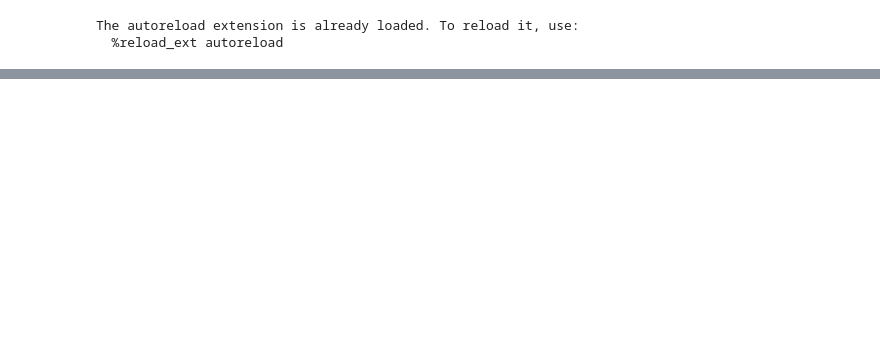
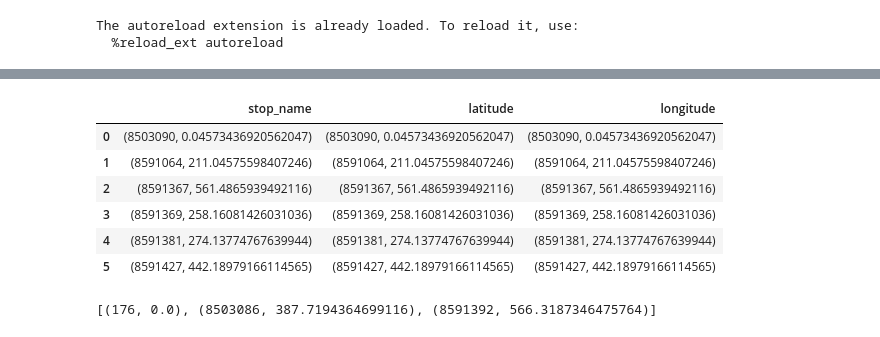
Before and after one commit to michaelroust/stochastic-journey-planner, a Jupyter notebook: notebooks/walking.ipynb, the cells around one changed output, grey strips where cells are left out. Drawn from its saved outputs; the diff is of its cells as text; code cells hidden in the pictures; blank space fills up the shorter version.

```diff
--- a/notebooks/walking.ipynb
+++ b/notebooks/walking.ipynb
@@ -54,0 +119,17 @@ filter_stops_by_distance(df_stops, pos, 500)
+# %%
+# df_stops.apply(lambda row: build_walking_dist_data(df_stops, (row['latitude'], row['longitude'])))
+df_stops.apply(lambda row: build_walking_dist_data(df_stops, (ZURICH_HB_LAT, ZURICH_HB_LON)))
+# %% [output]
+|  | stop_name | latitude | longitude |
+| 0 | (8503090, 0.04573436920562047) | (8503090, 0.04573436920562047) | (8503090, 0.04573436920562047) |
+| 1 | (8591064, 211.04575598407246) | (8591064, 211.04575598407246) | (8591064, 211.04575598407246) |
+| 2 | (8591367, 561.4865939492116) | (8591367, 561.4865939492116) | (8591367, 561.4865939492116) |
+| 3 | (8591369, 258.16081426031036) | (8591369, 258.16081426031036) | (8591369, 258.16081426031036) |
+| 4 | (8591381, 274.13774767639944) | (8591381, 274.13774767639944) | (8591381, 274.13774767639944) |
+| 5 | (8591427, 442.18979166114565) | (8591427, 442.18979166114565) | (8591427, 442.18979166114565) |
+# %%
+row = df_stops.iloc[0]
+# row
+build_walking_dist_data(df_stops, (row['latitude'], row['longitude']))
+# %% [output]
+[(176, 0.0), (8503086, 387.7194364699116), (8591392, 566.3187346475764)]
```
Also changed, not shown: parts of 8 cells of this notebook, 2 other files.
